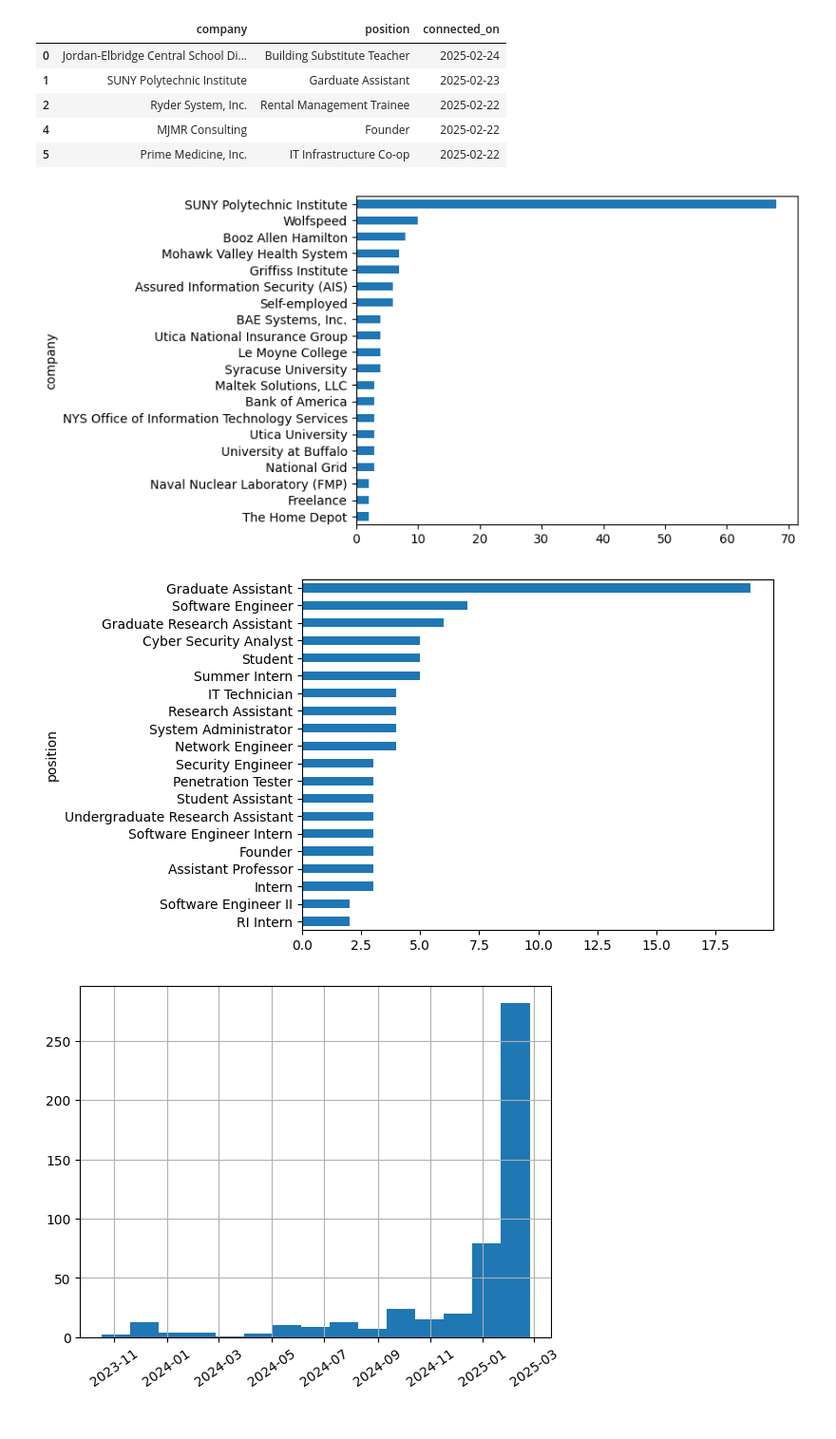
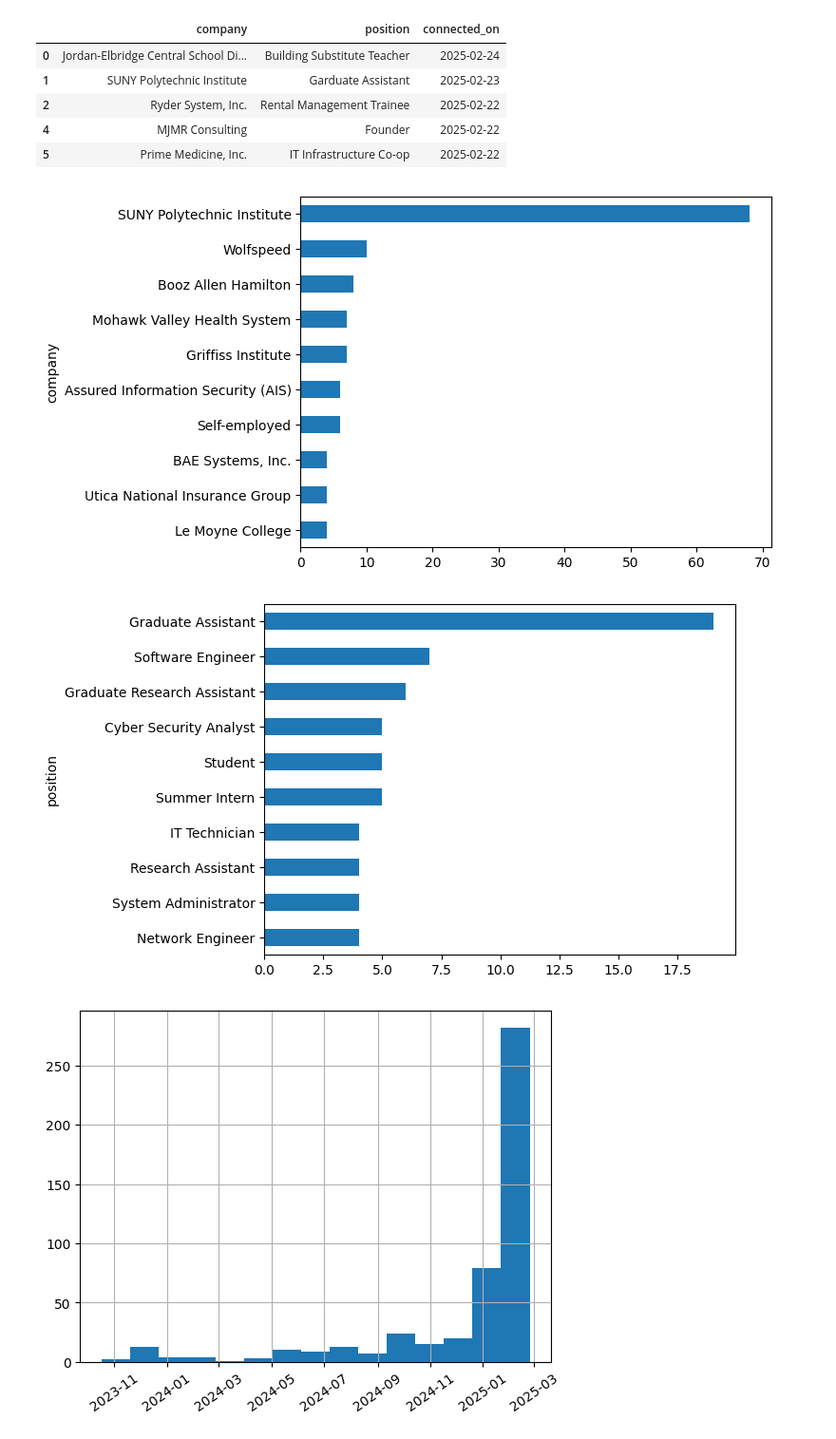
Before and after one commit to M01010100/LinkedIn-Vis, a Jupyter notebook: Python/Vis.ipynb, the cells around one changed output. Shown at 95% size. Saved outputs shown, nothing was run; the diff lists cells and outputs as text; code cells hidden in the pictures.

Commit message:
Modifications on graphing

```diff
--- a/Python/Vis.ipynb
+++ b/Python/Vis.ipynb
@@ -40,13 +40,13 @@ df_comp.head()
 | 4 | MJMR Consulting | Founder | 2025-02-22 |
 | 5 | Prime Medicine, Inc. | IT Infrastructure Co-op | 2025-02-22 |
 # %%
-df_comp['company'].value_counts().head(20).plot(kind="barh").invert_yaxis();
+df_comp['company'].value_counts().head(10).plot(kind="barh").invert_yaxis();
 # %% [output]
-[figure, old version]
+[figure, new version]
 # %%
-df_comp['position'].value_counts().head(20).plot(kind="barh").invert_yaxis();
+df_comp['position'].value_counts().head(10).plot(kind="barh").invert_yaxis();
 # %% [output]
-[figure, old version]
+[figure, new version]
 # %%
 df_comp['connected_on'].hist(xrot=35, bins=15);
 # %% [output]
```
Also changed, not shown: 1 other file.
